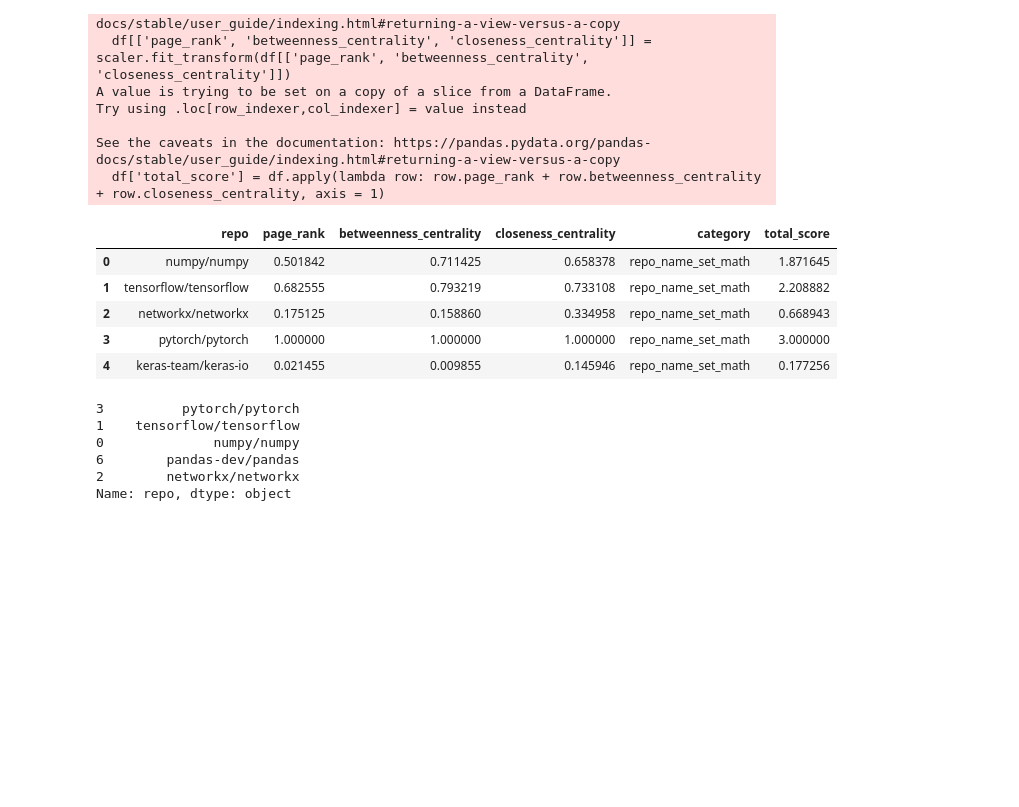
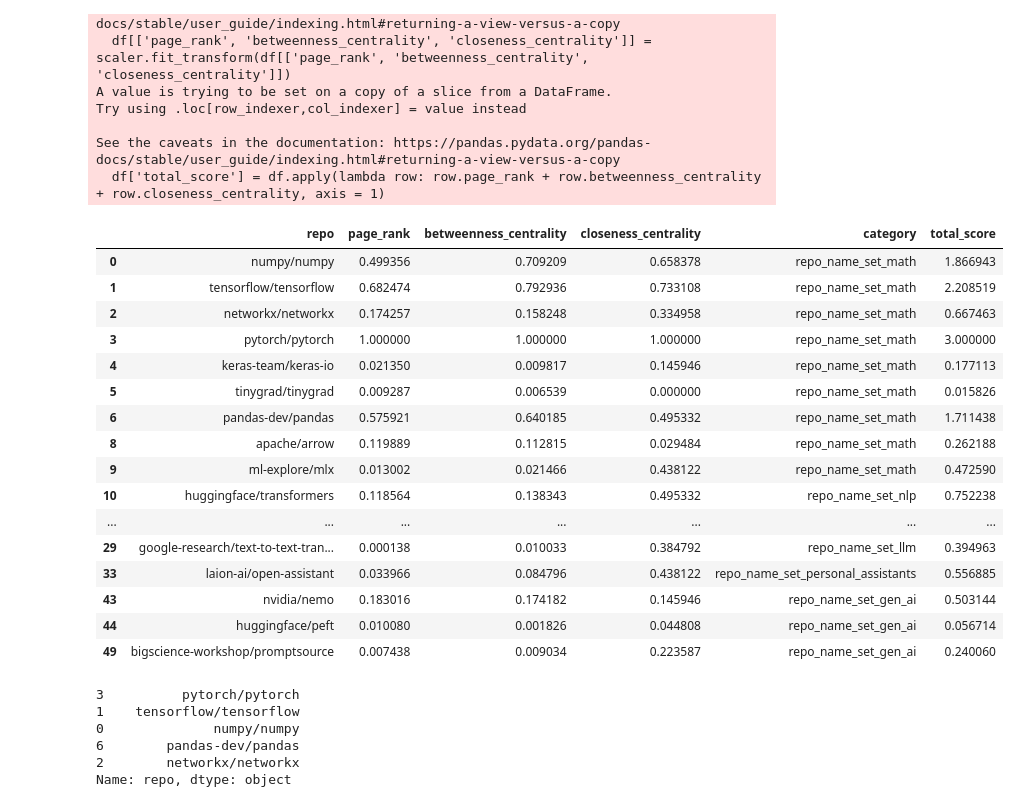
Before and after one commit to Prudhvivuda/Rappel, a Jupyter notebook: notebooks/emerging_ai_projects/relation_between_ai_projects.ipynb, the cells around one changed output. Saved outputs shown, nothing was run; the diff lists cells and outputs as text; code cells hidden in the pictures; blank space fills up the shorter version.

```diff
--- a/notebooks/emerging_ai_projects/relation_between_ai_projects.ipynb
+++ b/notebooks/emerging_ai_projects/relation_between_ai_projects.ipynb
@@ -112,7 +112,7 @@ We will now fetch all Issue contributors for various repositories.
 # %%
 if READ_LOCALLY:
 
-    issue_contrib = pd.read_pickle("ep_data/issue_contrib.pkl")
+    issue_contrib = pd.read_pickle("data/issue_contrib.pkl")
     issue_contrib['org_repo'] = issue_contrib['repo_git'].apply(lambda x: x.split("https://github.com/", 1)[1])
 
 else:
@@ -138,5 +138,5 @@ else:
     issue_contrib['org_repo'] = issue_contrib['repo_git'].apply(lambda x: x.split("https://github.com/", 1)[1])
 
     # Save the DataFrame to a pickle file
-    issue_contrib.to_pickle("issue_contrib.pkl")
+    issue_contrib.to_pickle("data/issue_contrib.pkl")
 # %%
@@ -155,7 +162,7 @@ We will now fetch all the PR contributors for various repositories.
 # %%
 if READ_LOCALLY:
 
-    pr_contrib = pd.read_pickle("ep_data/pr_contrib.pkl")
+    pr_contrib = pd.read_pickle("data/pr_contrib.pkl")
     pr_contrib['org_repo'] = pr_contrib['repo_git'].apply(lambda x: x.split("https://github.com/", 1)[1])
 
 else:
@@ -181,5 +188,5 @@ else:
     pr_contrib['org_repo'] = pr_contrib['repo_git'].apply(lambda x: x.split("https://github.com/", 1)[1])
 
     # Save the DataFrame to a pickle file
-    pr_contrib.to_pickle("pr_contrib.pkl")
+    pr_contrib.to_pickle("data/pr_contrib.pkl")
 # %%
@@ -198,7 +212,7 @@ We will now fetch all the Commit contributors for various repositories.
 # %%
 if READ_LOCALLY:
 
-    commit_contrib = pd.read_pickle("ep_data/commit_contrib.pkl")
+    commit_contrib = pd.read_pickle("data/commit_contrib.pkl")
     commit_contrib['org_repo'] = commit_contrib['repo_git'].apply(lambda x: x.split("https://github.com/", 1)[1])
 
 else:
@@ -224,5 +238,5 @@ else:
     commit_contrib['org_repo'] = commit_contrib['repo_git'].apply(lambda x: x.split("https://github.com/", 1)[1])
 
     # Save the DataFrame to a pickle file
-    commit_contrib.to_pickle("commit_contrib.pkl")
+    commit_contrib.to_pickle("data/commit_contrib.pkl")
 # %%
@@ -241,12 +262,12 @@ We will now fetch all the PR Reviewers for various repositories.
 # %%
 if READ_LOCALLY:
 
-    prr_contrib = pd.read_pickle("ep_data/prr_contrib.pkl")
+    prr_contrib = pd.read_pickle("data/prr_contrib.pkl")
     prr_contrib['org_repo'] = prr_contrib['repo_git'].apply(lambda x: x.split("https://github.com/", 1)[1])
 
 else:
 
     prr_contrib = get_prr_contributors(repo_set, engine)
     prr_contrib['org_repo'] = prr_contrib['repo_git'].apply(lambda x: x.split("https://github.com/", 1)[1])
-    prr_contrib.to_pickle("prr_contrib.pkl")
+    prr_contrib.to_pickle("data/prr_contrib.pkl")
 # %%
@@ -529,14 +590,25 @@ Try using .loc[row_indexer,col_indexer] = value instead
 See the caveats in the documentation: https://pandas.pydata.org/pandas-docs/stable/user_guide/indexing.html#returning-a-view-versus-a-copy
   df['total_score'] = df.apply(lambda row: row.page_rank + row.betweenness_centrality + row.closeness_centrality, axis = 1)
 # %%
-repo_scores.head()
+repo_scores
 # %% [output]
 |  | repo | page_rank | betweenness_centrality | closeness_centrality | category | total_score |
-| 0 | numpy/numpy | 0.501842 | 0.711425 | 0.658378 | repo_name_set_math | 1.871645 |
-| 1 | tensorflow/tensorflow | 0.682555 | 0.793219 | 0.733108 | repo_name_set_math | 2.208882 |
-| 2 | networkx/networkx | 0.175125 | 0.158860 | 0.334958 | repo_name_set_math | 0.668943 |
+| 0 | numpy/numpy | 0.499356 | 0.709209 | 0.658378 | repo_name_set_math | 1.866943 |
+| 1 | tensorflow/tensorflow | 0.682474 | 0.792936 | 0.733108 | repo_name_set_math | 2.208519 |
+| 2 | networkx/networkx | 0.174257 | 0.158248 | 0.334958 | repo_name_set_math | 0.667463 |
 | 3 | pytorch/pytorch | 1.000000 | 1.000000 | 1.000000 | repo_name_set_math | 3.000000 |
-| 4 | keras-team/keras-io | 0.021455 | 0.009855 | 0.145946 | repo_name_set_math | 0.177256 |
+| 4 | keras-team/keras-io | 0.021350 | 0.009817 | 0.145946 | repo_name_set_math | 0.177113 |
+| 5 | tinygrad/tinygrad | 0.009287 | 0.006539 | 0.000000 | repo_name_set_math | 0.015826 |
+| 6 | pandas-dev/pandas | 0.575921 | 0.640185 | 0.495332 | repo_name_set_math | 1.711438 |
+| 8 | apache/arrow | 0.119889 | 0.112815 | 0.029484 | repo_name_set_math | 0.262188 |
+| 9 | ml-explore/mlx | 0.013002 | 0.021466 | 0.438122 | repo_name_set_math | 0.472590 |
+| 10 | huggingface/transformers | 0.118564 | 0.138343 | 0.495332 | repo_name_set_nlp | 0.752238 |
+| ... | ... | ... | ... | ... | ... | ... |
+| 29 | google-research/text-to-text-tran... | 0.000138 | 0.010033 | 0.384792 | repo_name_set_llm | 0.394963 |
+| 33 | laion-ai/open-assistant | 0.033966 | 0.084796 | 0.438122 | repo_name_set_personal_assistants | 0.556885 |
+| 43 | nvidia/nemo | 0.183016 | 0.174182 | 0.145946 | repo_name_set_gen_ai | 0.503144 |
+| 44 | huggingface/peft | 0.010080 | 0.001826 | 0.044808 | repo_name_set_gen_ai | 0.056714 |
+| 49 | bigscience-workshop/promptsource | 0.007438 | 0.009034 | 0.223587 | repo_name_set_gen_ai | 0.240060 |
 # %%
 NUMBER_OF_TOP_REPOS = 5
 # %%
```
Also changed, not shown: parts of 17 cells of this notebook, 11 other files.
